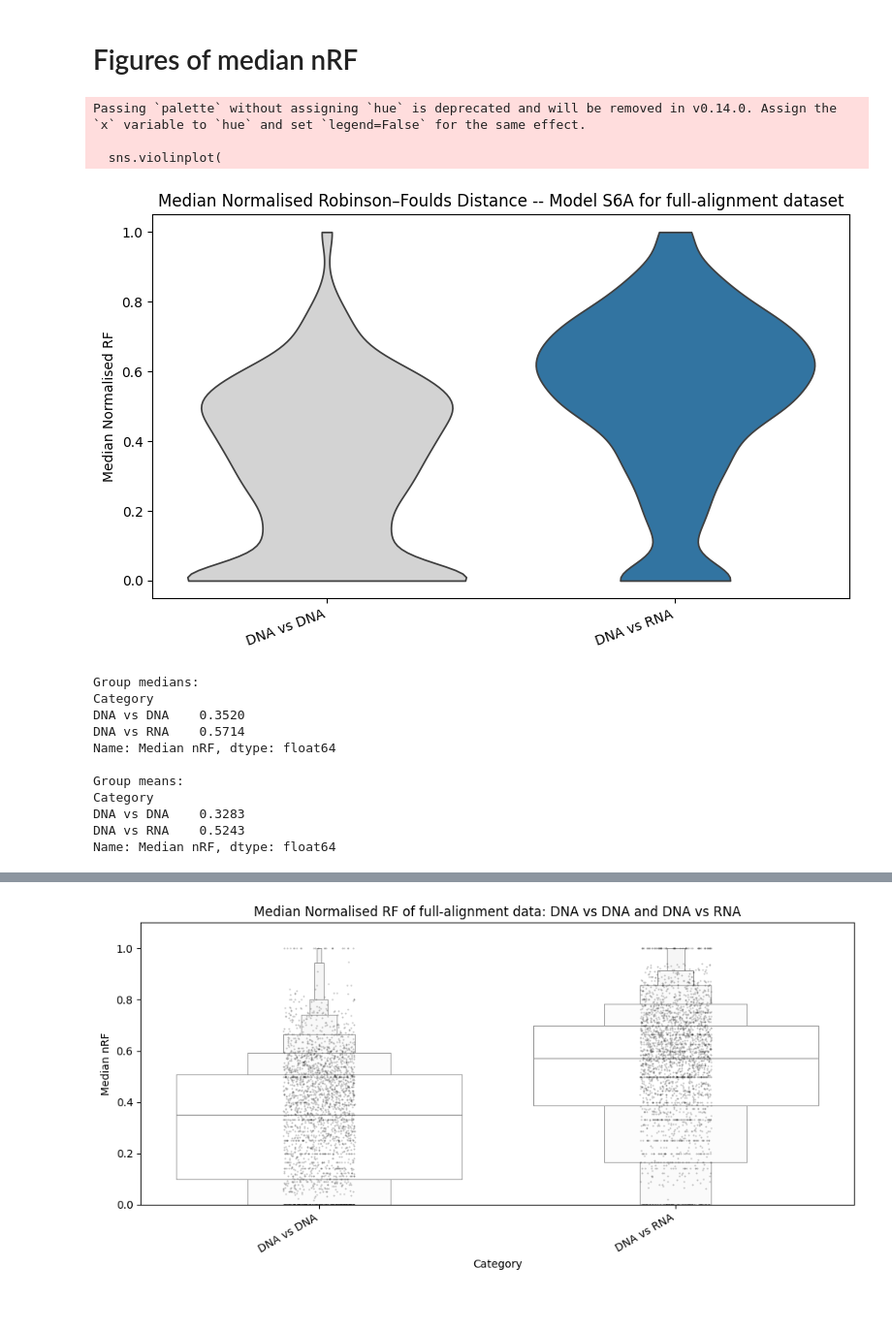
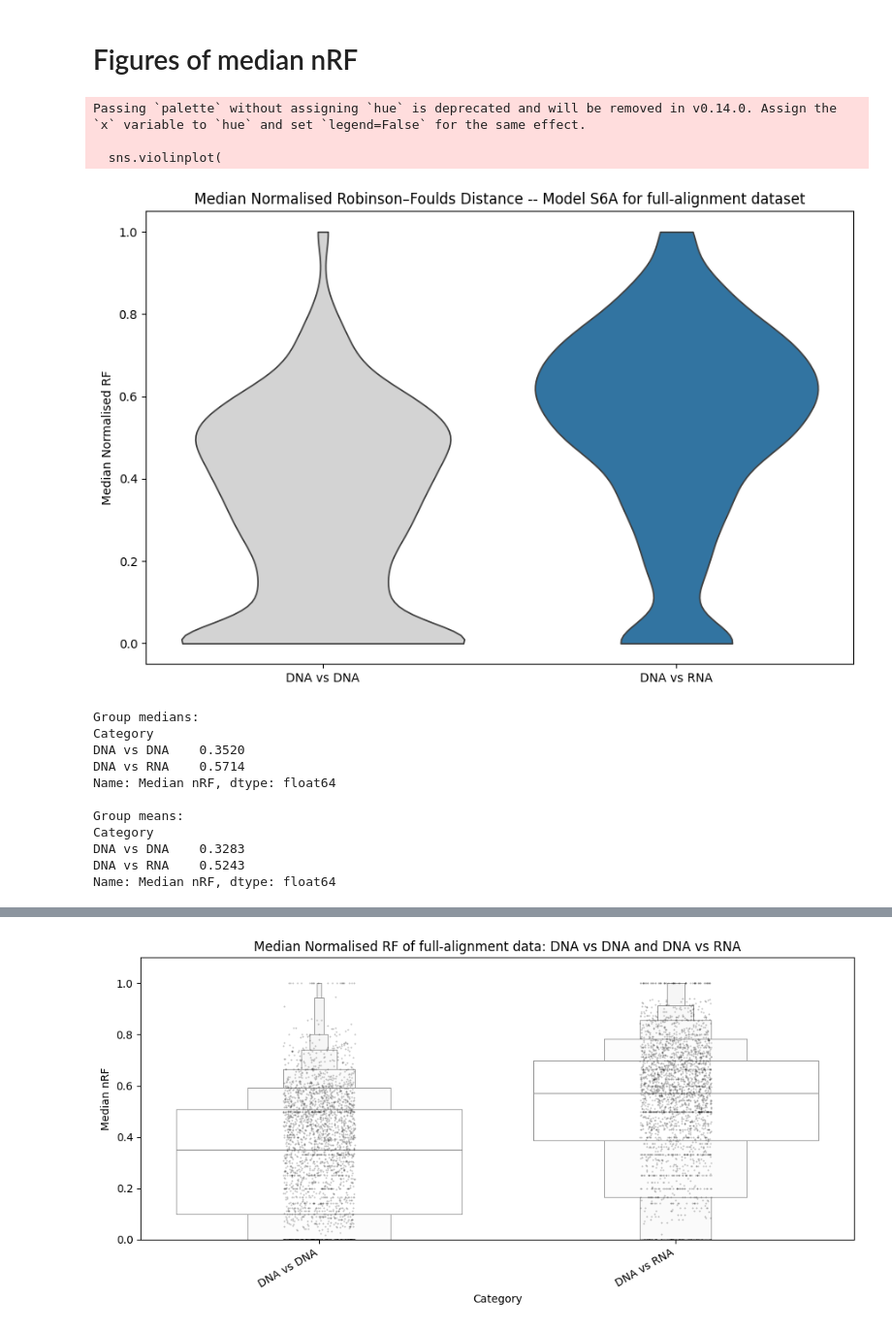
Before and after one commit to vannguyenh/RNAPhylo, a Jupyter notebook: scripts/analysis_scripts/RobinsonFould/RF_analysis_Normalisation_pVal/computePVal_FULL_UTest.ipynb, the cells around one changed output, grey strips where cells are left out. Shown at 97% size. Saved outputs shown, nothing was run; the diff lists cells and outputs as text; code cells hidden in the pictures.

```diff
--- a/scripts/analysis_scripts/RobinsonFould/RF_analysis_Normalisation_pVal/computePVal_FULL_UTest.ipynb
+++ b/scripts/analysis_scripts/RobinsonFould/RF_analysis_Normalisation_pVal/computePVal_FULL_UTest.ipynb
@@ -28,6 +28,8 @@ import pandas as pd
 from scipy.stats import mannwhitneyu
 from sklearn.preprocessing import normalize as _ignore   # not used; kept to show change
 from Bio import Phylo
+from statsmodels.stats.multitest import multipletests
+
 
 # ── PATHS (EDIT THESE) ─────────────────────────────────────────────────────────
 DIR_WORKING = "/Users/u7875558/RNAPhylo/fullAlignment_S6A"
@@ -193,6 +195,22 @@ def main():
         df_long["sig_bonf"] = df_long["p_bonf"] < ALPHA
         print(f"Bonferroni significant @ {ALPHA}: {int(df_long['sig_bonf'].sum())} / {m}")
 
+    # ── Multiple testing (both Bonferroni and BH/FDR) using statsmodels ───────
+    pvals = df_long["pvalue"].values
+
+    # Bonferroni
+    rej_bonf, p_bonf, _, _ = multipletests(pvals, alpha=ALPHA, method="bonferroni")
+    df_long["p_bonf"] = p_bonf
+    df_long["sig_bonf"] = rej_bonf
+
+    # Benjamini–Hochberg (FDR)
+    rej_bh, p_bh, _, _ = multipletests(pvals, alpha=ALPHA, method="fdr_bh")
+    df_long["p_fdr_bh"] = p_bh
+    df_long["sig_fdr_bh"] = rej_bh
+
+    print(f"Bonferroni significant @ {ALPHA}: {int(df_long['sig_bonf'].sum())} / {len(df_long)}")
+    print(f"FDR (BH) significant @ {ALPHA}: {int(df_long['sig_fdr_bh'].sum())} / {len(df_long)}")
+
     # Wide p-value table (RNA × Model) — useful even for one model
     df_wide = (
         df_long.pivot(index="RNA", columns="Model", values="pvalue")
@@ -207,8 +225,9 @@ def main():
     df_medians = pd.DataFrame(med_rows)
 
     # Write outputs
-    os.makedirs(DIR_RF, exist_ok=True)
-    tag = f"Utest_normRF_{MODEL}"
+    out1 = join(DIR_RF, "FULL_Utest_all_models_long.csv")
+    # Robinson_Foulds/SEED_Utest_all_models_long.csv
+    df_long.to_csv(out1, index=False)
 
     return df_long, df_wide, df_medians
 
@@ -270,36 +307,36 @@ palette = {
 
 # Compute a little headroom for the y-axis
 #ymax = df_plot['Median nRF'].max()
 
-plt.figure(figsize=(8, 5))
+plt.figure(figsize=(9, 6))
 sns.violinplot(
     data=df_plot,
     x='Category',
     y='Median nRF',
     order=order,
     palette=palette,
     cut=0,        # don’t extend beyond the data; keeps bottom at 0 cleanly
     inner=None    # no internal box/median lines
 )
 
 #plt.ylim(0, ymax * 1.15)   # bottom pinned at 0; top auto with headroom
-plt.xticks(rotation=20, ha='right')
+#plt.xticks(rotation=20, ha='right')
 plt.title('Median Normalised Robinson–Foulds Distance -- Model S6A for full-alignment dataset')
 plt.ylabel('Median Normalised RF')
 plt.xlabel('')
 plt.tight_layout()
 plt.show()
 
 # (optional) print quick summaries
 print("Group medians:")
 print(df_plot.groupby('Category')['Median nRF'].median().round(4))
 print("\nGroup means:")
 print(df_plot.groupby('Category')['Median nRF'].mean().round(4))
 # %% [output]
 Passing `palette` without assigning `hue` is deprecated and will be removed in v0.14.0. Assign the `x` variable to `hue` and set `legend=False` for the same effect.
 
   sns.violinplot(
-[figure, old version]
+[figure, new version]
 Group medians:
 Category
 DNA vs DNA    0.3520
```
Also changed, not shown: parts of 5 cells of this notebook, 5 other files.
